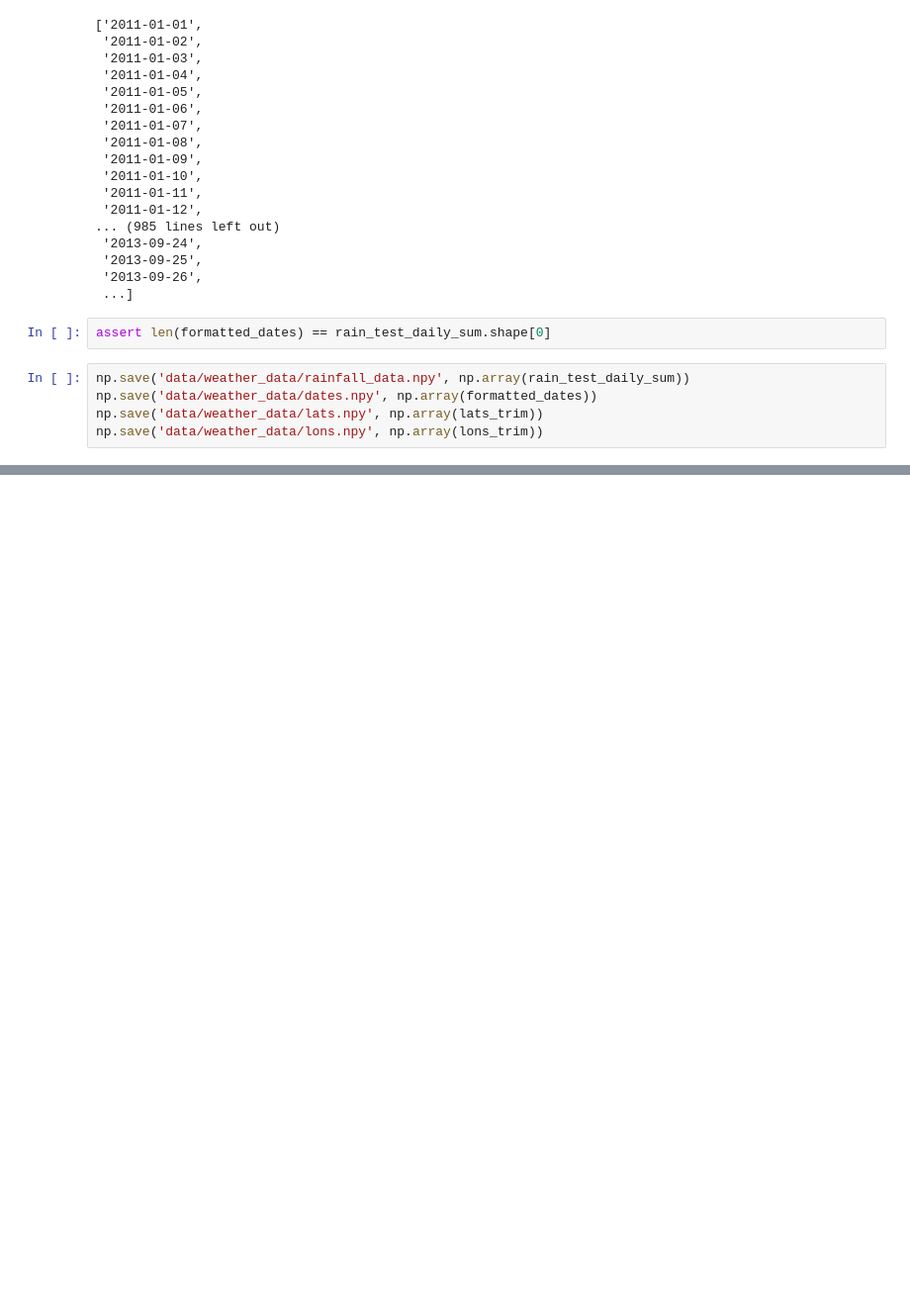
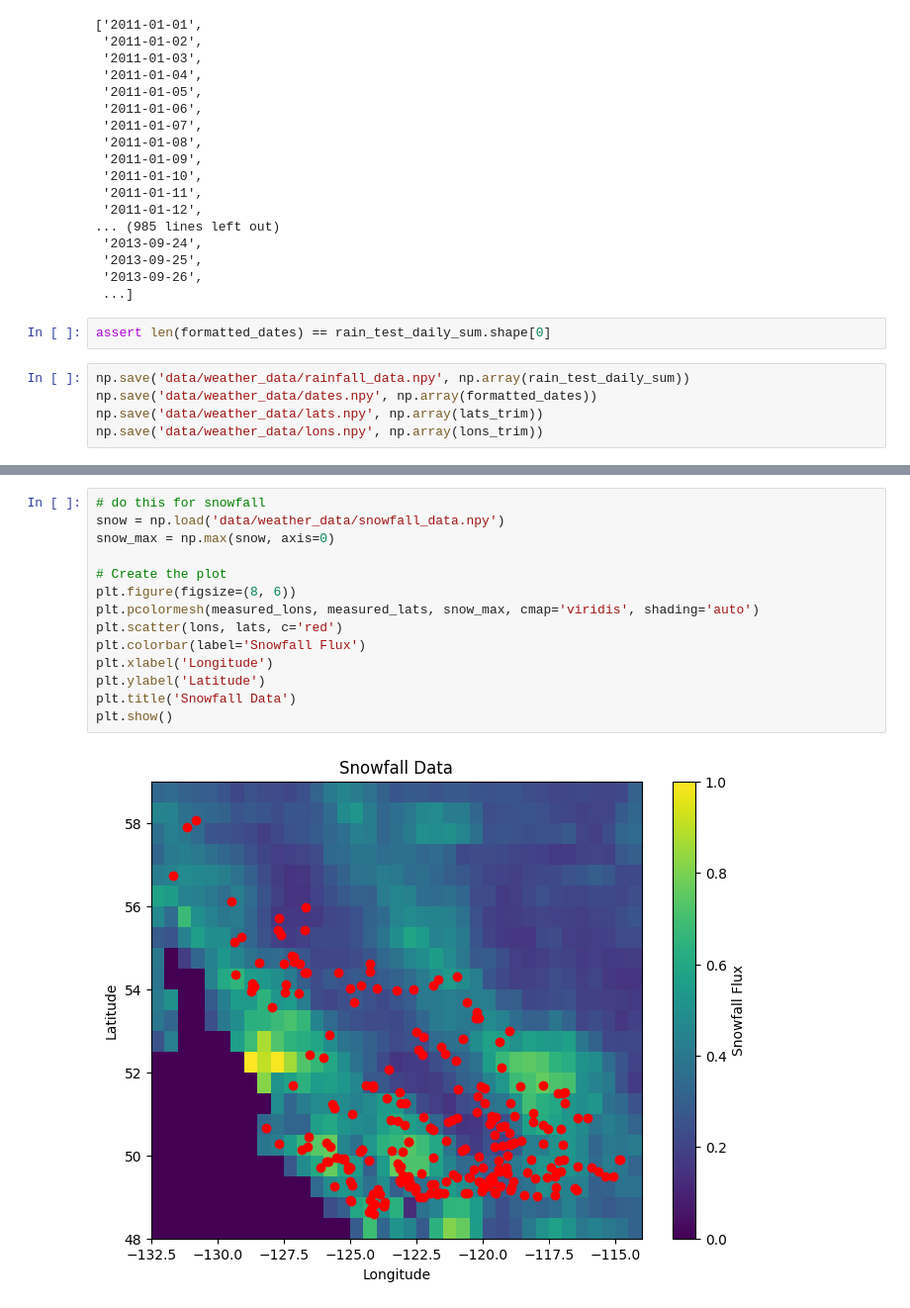
Before and after one commit to TWilson05/EOSC-410-Final-Project, a Jupyter notebook: preprocess_data.ipynb, the cells around one changed output, grey strips where cells are left out. Shown at 99% size. Drawn from its saved outputs; the diff is of its cells as text; blank space fills up the shorter version.

```diff
--- a/preprocess_data.ipynb
+++ b/preprocess_data.ipynb
@@ -214,0 +349,16 @@ np.mean(rain), np.max(rain), np.min(rain)
+# %%
+# do this for snowfall
+snow = np.load('data/weather_data/snowfall_data.npy')
+snow_max = np.max(snow, axis=0)
+
+# Create the plot
+plt.figure(figsize=(8, 6))
+plt.pcolormesh(measured_lons, measured_lats, snow_max, cmap='viridis', shading='auto')
+plt.scatter(lons, lats, c='red')
+plt.colorbar(label='Snowfall Flux')
+plt.xlabel('Longitude')
+plt.ylabel('Latitude')
+plt.title('Snowfall Data')
+plt.show()
+# %% [output]
+[figure, added]
```
Also changed, not shown: parts of 20 cells of this notebook, 1 other file.
